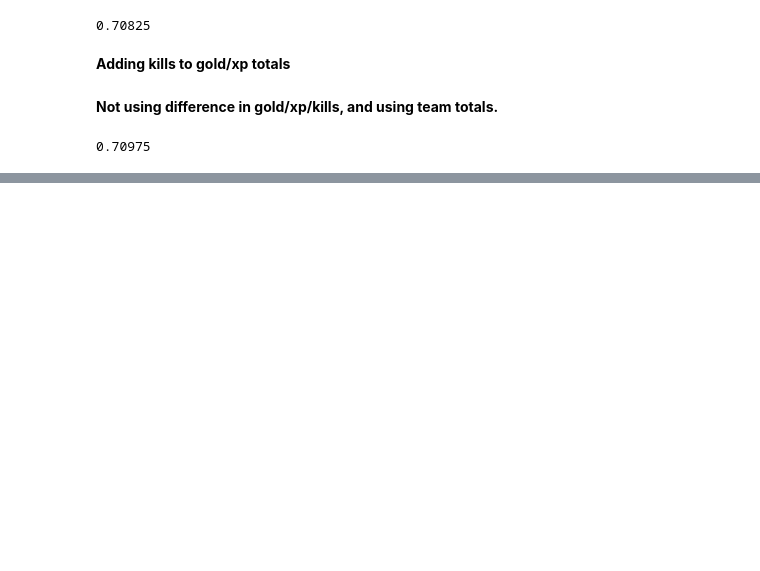
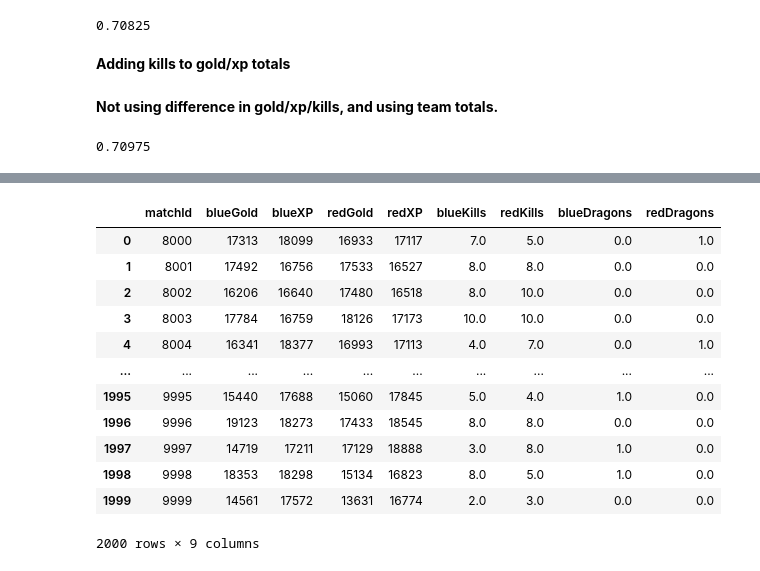
Before and after one commit to hcgreer/kaggle_lol-koopas, a Jupyter notebook: notebooks/hg_models.ipynb, the cells around one changed output, grey strips where cells are left out. Cells and saved outputs as stored; diff of their text form; code cells hidden in the pictures; blank space fills up the shorter version.

Commit message:
submissionV5 adds dragons and kills as predictors. Also scaled and used lassos regression

```diff
--- a/notebooks/hg_models.ipynb
+++ b/notebooks/hg_models.ipynb
@@ -206,0 +310,2 @@ accuracy_score(y_train['winner'] == 100, logreg.predict(X_train[three]))
+# %%
+X_test = X_test.merge(right = killsTest, on = ['matchId'], how = 'left').fillna(0)
@@ -206,0 +326,45 @@ accuracy_score(y_train['winner'] == 100, logreg.predict(X_train[three]))
+# %%
+df = []
+
+for matchId in range(8000, 10000):
+    f = open('../data/test_timelines/test_timelines/timeline_{matchIds}.json'.format(matchIds = matchId))
+
+    data = json.load(f)
+    for frame in range(len(data['frames']) - 1, -1, -1):
+        for i in range(0, len(data['frames'][frame]['events'])):
+            if data['frames'][frame]['events'][i]['type']  == 'ELITE_MONSTER_KILL':
+                if data['frames'][frame]['events'][i]['monsterType']  == 'DRAGON':
+                    if data['frames'][frame]['events'][i]['killerTeamId'] == 100:
+                        df.append({
+                            'matchId' : matchId,
+                            'blueDragons' : 1,
+                            'redDragons' : 0
+                        })
+                    else:
+                        df.append({
+                            'matchId' : matchId,
+                            'blueDragons' : 0,
+                            'redDragons' : 1
+                        })
+                else:
+                    pass
+            else:
+                pass
+
+dragonsTest = pd.DataFrame(df).groupby('matchId').sum().reset_index()
+# %%
+X_test = X_test.merge(right = dragonsTest, on = ['matchId'], how = 'left').fillna(0)
+# %% [output]
+|  | matchId | blueGold | blueXP | redGold | redXP | blueKills | redKills | blueDragons | redDragons |
+| 0 | 8000 | 17313 | 18099 | 16933 | 17117 | 7.0 | 5.0 | 0.0 | 1.0 |
+| 1 | 8001 | 17492 | 16756 | 17533 | 16527 | 8.0 | 8.0 | 0.0 | 0.0 |
+| 2 | 8002 | 16206 | 16640 | 17480 | 16518 | 8.0 | 10.0 | 0.0 | 0.0 |
+| 3 | 8003 | 17784 | 16759 | 18126 | 17173 | 10.0 | 10.0 | 0.0 | 0.0 |
+| 4 | 8004 | 16341 | 18377 | 16993 | 17113 | 4.0 | 7.0 | 0.0 | 1.0 |
+| ... | ... | ... | ... | ... | ... | ... | ... | ... | ... |
+| 1995 | 9995 | 15440 | 17688 | 15060 | 17845 | 5.0 | 4.0 | 1.0 | 0.0 |
+| 1996 | 9996 | 19123 | 18273 | 17433 | 18545 | 8.0 | 8.0 | 0.0 | 0.0 |
+| 1997 | 9997 | 14719 | 17211 | 17129 | 18888 | 3.0 | 8.0 | 1.0 | 0.0 |
+| 1998 | 9998 | 18353 | 18298 | 15134 | 16823 | 8.0 | 5.0 | 1.0 | 0.0 |
+| 1999 | 9999 | 14561 | 17572 | 13631 | 16774 | 2.0 | 3.0 | 0.0 | 0.0 |
+2000 rows × 9 columns
```
Also changed, not shown: parts of 22 cells of this notebook.
